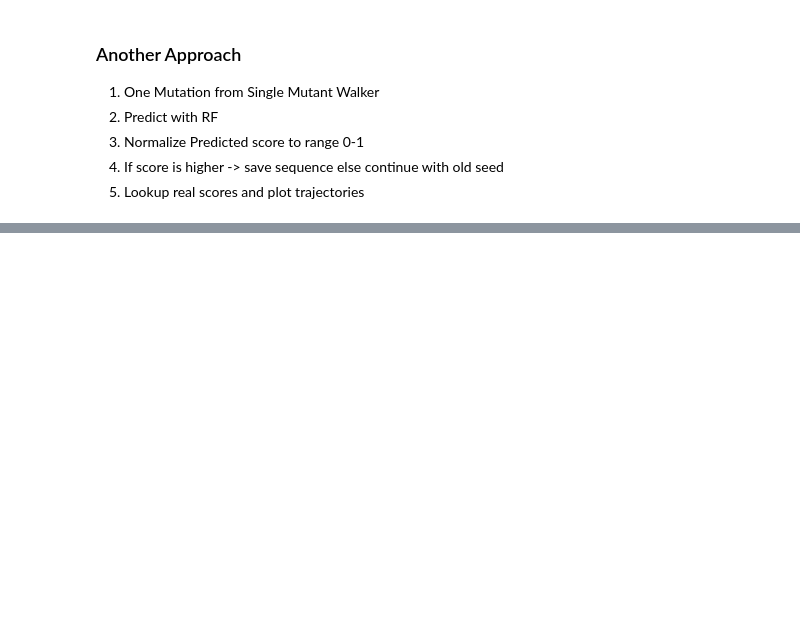
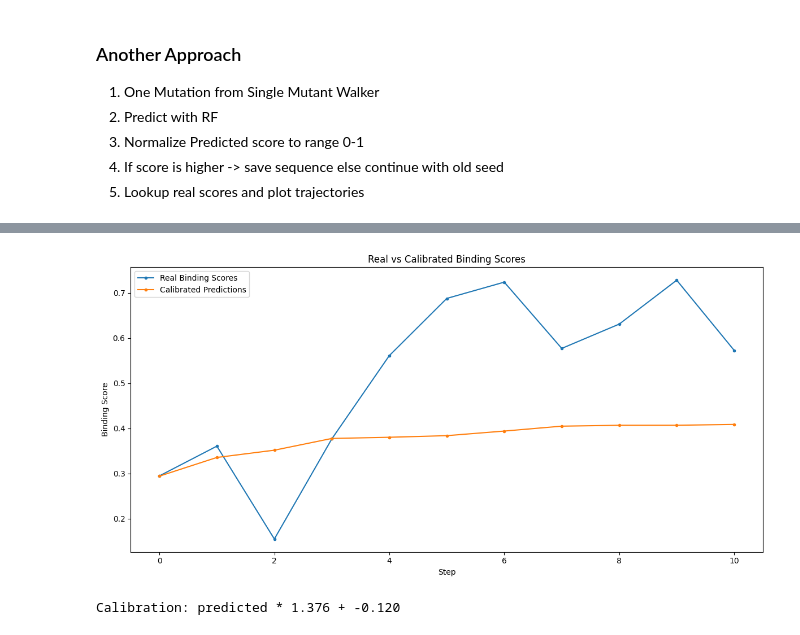
Before and after one commit to meier108/PracticalWork, a Jupyter notebook: main.ipynb, the cells around one changed output, grey strips where cells are left out. Cells and saved outputs as stored; diff of their text form; code cells hidden in the pictures; blank space fills up the shorter version.

```diff
--- a/main.ipynb
+++ b/main.ipynb
@@ -456,0 +370,30 @@ Step 88/100, New best mutation with predicted score: 1.0854444826342702
+# %%
+from sklearn.linear_model import LinearRegression
+
+# Use validation set to learn a calibration mapping
+y_val_pred = rf.predict(X_val_onehot)
+
+# Fit linear calibration: real = a * predicted + b
+calibrator = LinearRegression()
+calibrator.fit(y_val_pred.reshape(-1, 1), y_val)
+
+# Apply calibration to your results
+df_values['calibrated_score'] = calibrator.predict(
+    np.array(df_values['predicted_score']).reshape(-1, 1)
+)
+
+# Plot calibrated results
+plt.figure(figsize=(12, 6))
+plt.plot(df_values['real_score'].values, label='Real Binding Scores', marker='o', markersize=3)
+plt.plot(df_values['calibrated_score'].values, label='Calibrated Predictions', marker='o', markersize=3)
+plt.xlabel('Step')
+plt.ylabel('Binding Score')
+plt.title('Real vs Calibrated Binding Scores')
+plt.legend()
+plt.tight_layout()
+plt.show()
+
+print(f'Calibration: predicted * {calibrator.coef_[0]:.3f} + {calibrator.intercept_:.3f}')
+# %% [output]
+[figure, added]
+Calibration: predicted * 1.376 + -0.120
```
Also changed, not shown: parts of 18 cells of this notebook, 15 other files.
